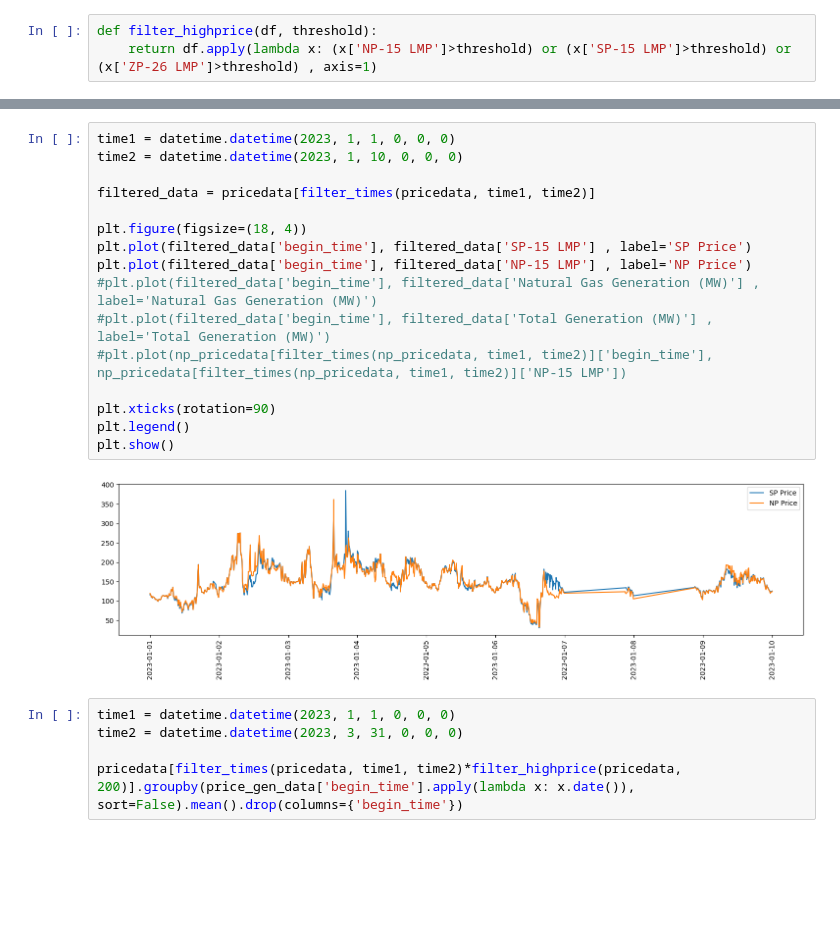
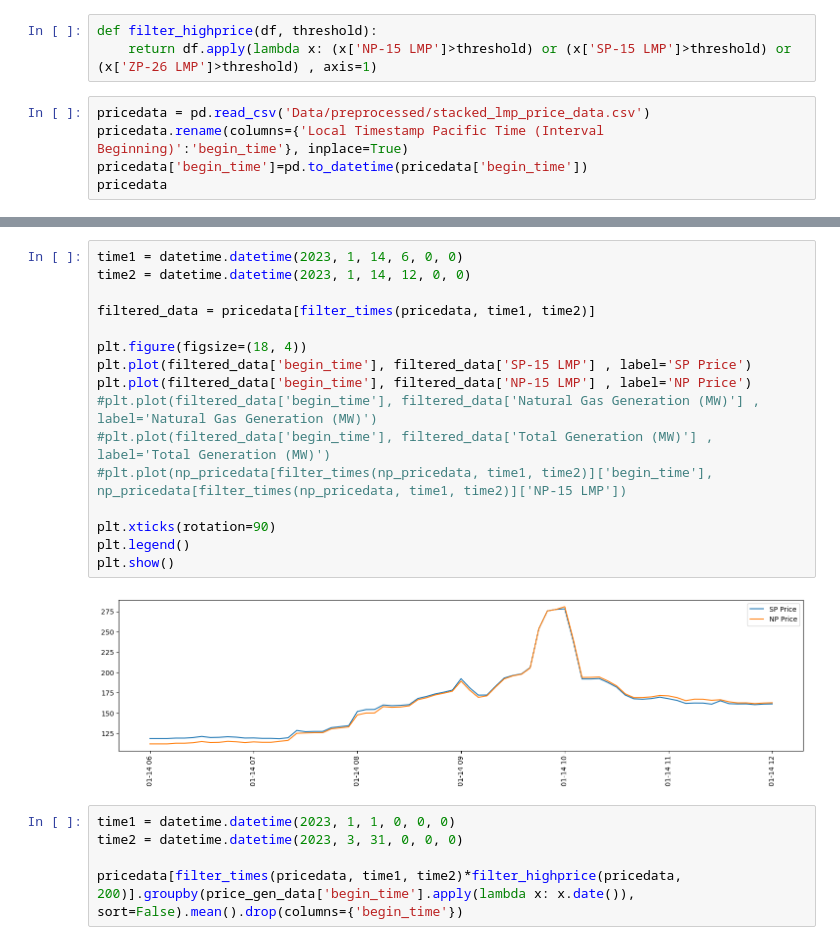
Before and after one commit to shabarishch/PowerPrices, a Jupyter notebook: Shabarish_local_main.ipynb, the cells around one changed output, grey strips where cells are left out. Saved outputs shown, nothing was run; the diff lists cells and outputs as text; blank space fills up the shorter version.

```diff
--- a/Shabarish_local_main.ipynb
+++ b/Shabarish_local_main.ipynb
@@ -102,3 +12,8 @@ avgs_DNI.iloc[5:25]
 # %%
 def filter_highprice(df, threshold):
     return df.apply(lambda x: (x['NP-15 LMP']>threshold) or (x['SP-15 LMP']>threshold) or (x['ZP-26 LMP']>threshold) , axis=1)
+# %%
+pricedata = pd.read_csv('Data/preprocessed/stacked_lmp_price_data.csv')
+pricedata.rename(columns={'Local Timestamp Pacific Time (Interval Beginning)':'begin_time'}, inplace=True)
+pricedata['begin_time']=pd.to_datetime(pricedata['begin_time'])
+pricedata
@@ -105,21 +63,21 @@ def filter_highprice(df, threshold):
 # %%
-time1 = datetime.datetime(2023, 1, 1, 0, 0, 0)
-time2 = datetime.datetime(2023, 1, 10, 0, 0, 0)
+time1 = datetime.datetime(2023, 1, 14, 6, 0, 0)
+time2 = datetime.datetime(2023, 1, 14, 12, 0, 0)
 
 filtered_data = pricedata[filter_times(pricedata, time1, time2)]
 
 plt.figure(figsize=(18, 4))
 plt.plot(filtered_data['begin_time'], filtered_data['SP-15 LMP'] , label='SP Price')
 plt.plot(filtered_data['begin_time'], filtered_data['NP-15 LMP'] , label='NP Price')
 #plt.plot(filtered_data['begin_time'], filtered_data['Natural Gas Generation (MW)'] , label='Natural Gas Generation (MW)')
 #plt.plot(filtered_data['begin_time'], filtered_data['Total Generation (MW)'] , label='Total Generation (MW)')
 #plt.plot(np_pricedata[filter_times(np_pricedata, time1, time2)]['begin_time'], np_pricedata[filter_times(np_pricedata, time1, time2)]['NP-15 LMP'])
 
 plt.xticks(rotation=90)
 plt.legend()
 plt.show()
 # %% [output]
-[figure, old version]
+[figure, new version]
 # %%
 time1 = datetime.datetime(2023, 1, 1, 0, 0, 0)
 time2 = datetime.datetime(2023, 3, 31, 0, 0, 0)
```
Also changed, not shown: parts of 35 cells of this notebook, 29 other files.
